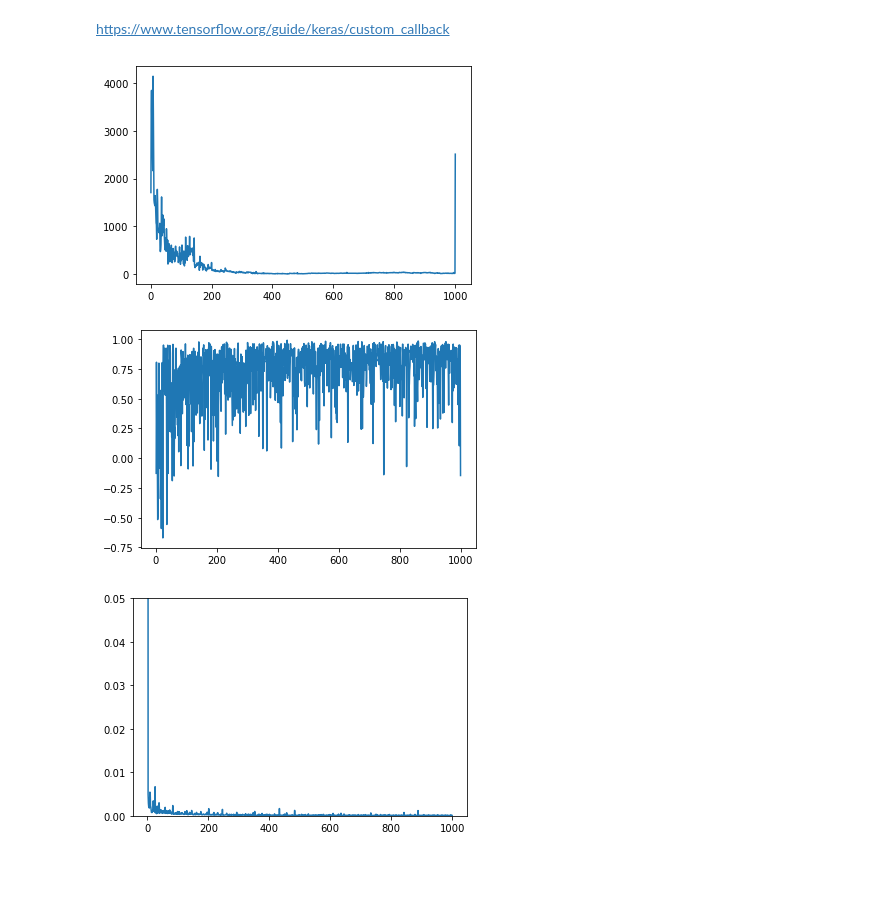
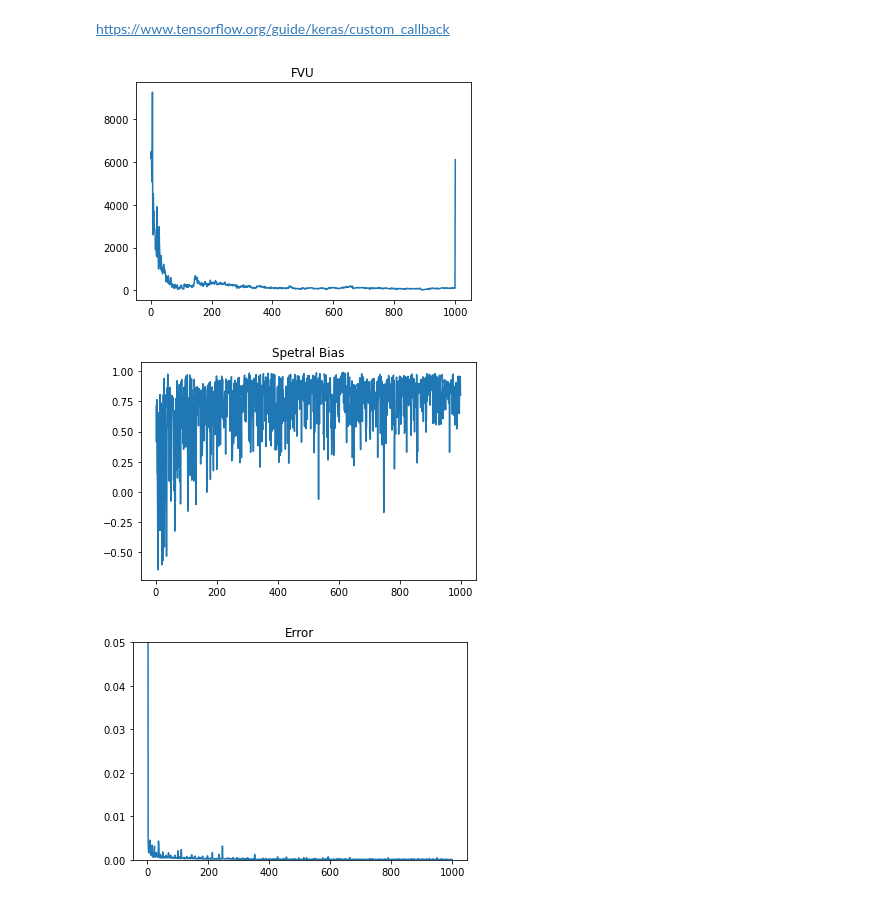
Before and after one commit to kathkkkkkk/Master-thesis, a Jupyter notebook: Experiment_2_method_1.ipynb, the cells around one changed output. Drawn from its saved outputs; the diff is of its cells as text; code cells hidden in the pictures; blank space fills up the shorter version.

```diff
--- a/Experiment_2_method_1.ipynb
+++ b/Experiment_2_method_1.ipynb
@@ -144,13 +134,16 @@ def method_1(var_f, w0, x_test, y_test, pred, px):
     e_low = e_low_sum/var_f
     e_high = e_high_sum/var_f
 
-    var_r = np.var(r)
-    var_f = np.var(y_test)
-    FVU = var_r/var_f
-
     SB = (e_high - e_low) / (e_high + e_low)
 
-    return FVU, SB
+    return SB
+# %%
+def FVU_compute(y, pred):
+    r = y - pred
+    var_r = np.var(r)
+    var_f = np.var(y)
+    FVU = var_r/var_f
+    return FVU
 # %%
 import tensorflow as tf
 from tensorflow import keras
@@ -192,6 +186,8 @@ model = keras.Sequential([input_layer,
 adam = keras.optimizers.SGD(learning_rate=0.001)
 model.compile(optimizer = 'adam', loss = 'mse')
 # %%
+# implement experiment 2
+
 N_train = 2 ** 12
 N_test = 2 ** 14
 
@@ -199,8 +195,17 @@ seed = 1
 np.random.seed(seed)
 x_train, y_train, x_validation, y_validation, x_test, y_test = generate_data()
 
-px = stats.norm.pdf(x_test, loc=0, scale=1) # write the  function
-px = np.reshape(px, (N_test,1))
+# Normalize the training data
+x_mean = x_train.mean(axis=0)
+x_std = x_train.std(axis=0)
+y_mean = y_train.mean(axis=0)
+y_std = y_train.std(axis=0)
+x_train = (x_train - x_mean) / x_std
+y_train = (y_train - y_mean) / y_std
+
+# px = stats.norm.pdf(x_test, loc=0, scale=1) # write the  function
+px = 1 / x_std / np.sqrt(2 * np.pi) * np.exp(-1 / 2 * (((x_test) / x_std) ** 2))
+# px = np.reshape(px, (N_test,1))
 
 w0, var_f = method_1_w0(x_test, y_test, px)
 print(w0)
@@ -213,10 +218,13 @@ class Compute_SB_Callback(keras.callbacks.Callback):
 
 
         # predicting the data
-        pred = model.predict(x_test)
+        x_norm = (x_test - x_mean)/x_std
+        pred = model.predict(x_norm)
+        pred = pred * y_std + y_mean
         pred = np.reshape(pred, (N_test, 1))
 
-        FVU, SB = method_1(var_f, w0, x_test, y_test, pred, px)
+        FVU = FVU_compute(y_train, pred)
+        SB = method_1(var_f, w0, x_test, y_test, pred, px)
 
         i = int(epoch - 1)
         FVU_list[i] = FVU
@@ -256,17 +264,20 @@ https://www.tensorflow.org/guide/keras/custom_callback
 # %%
 epoch_list = np.arange(1, N_epoch+1)
 
 plt.plot(epoch_list, FVU_list)
 #plt.ylim(0,1)
+plt.title('FVU')
 plt.show()
 
 plt.plot(epoch_list, SB_list)
+plt.title('Spetral Bias')
 plt.show()
 
 plt.plot(epoch_list, my_loss)
+plt.title('Error')
 plt.ylim(0,0.05)
 plt.show()
 # %% [output]
-[figure, old version]
+[figure, new version]
-[figure, old version]
+[figure, new version]
-[figure, old version]
+[figure, new version]
```
Also changed, not shown: parts of 4 cells of this notebook, 3 other files.
